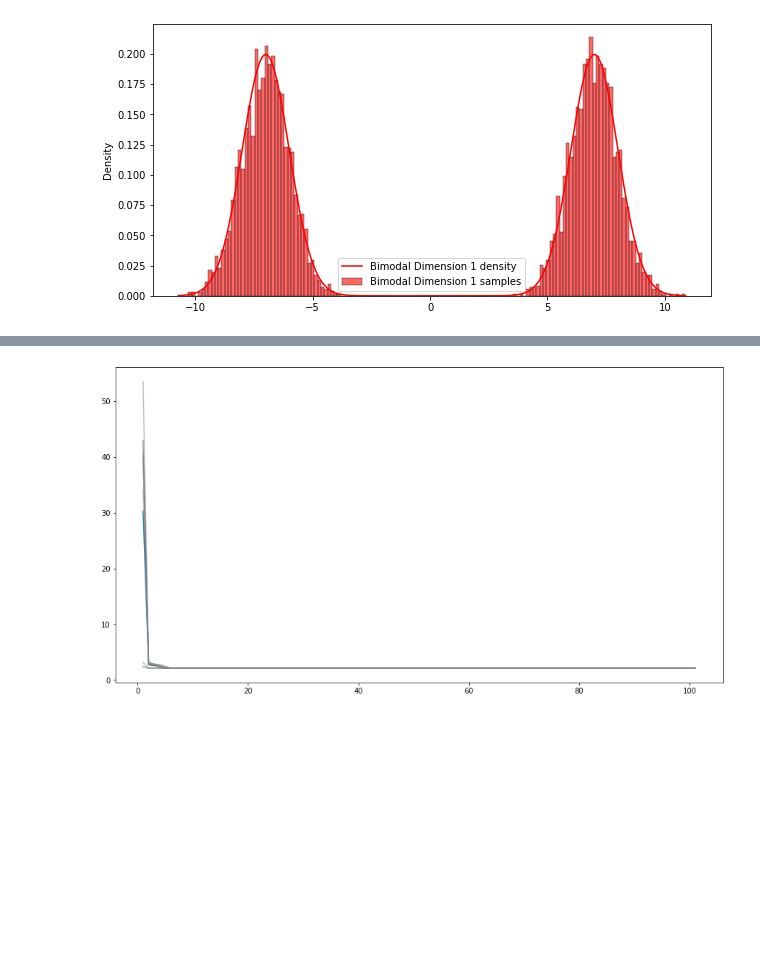
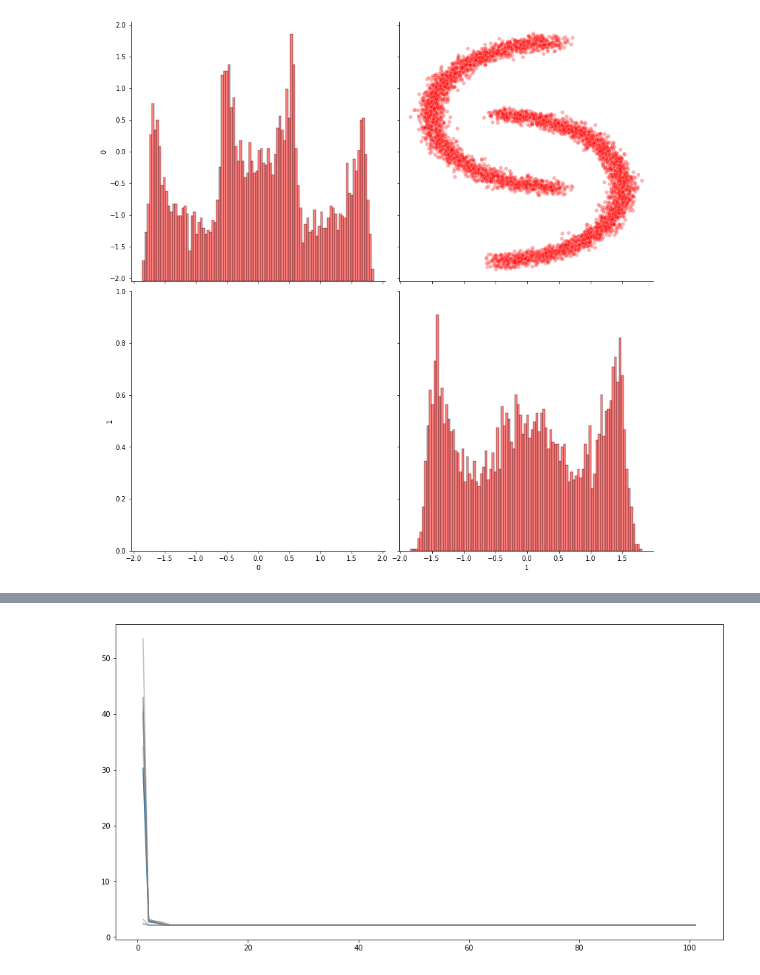
Before and after one commit to ElouanARGOUARCH/Discretely-Indexed-Flows, a Jupyter notebook: experiments/[DONE] DIF_DENSITY_ESTIMATOR.ipynb, the cells around one changed output, grey strips where cells are left out. Cells and saved outputs as stored; diff of their text form; code cells hidden in the pictures; blank space fills up the shorter version.

```diff
--- a/experiments/[DONE] DIF_DENSITY_ESTIMATOR.ipynb
+++ b/experiments/[DONE] DIF_DENSITY_ESTIMATOR.ipynb
@@ -13,8 +16,8 @@ import matplotlib.pyplot as plt
 # %%
-example = "Bimodal Dimension 1"
+example = "Moons"
 num_samples = 10000
 target = Target(example, num_samples)
 target.target_visual()
 p, target_log_density, target_samples = target.get_target()
 # %% [output]
-[figure, old version]
+[figure, new version]
```
Also changed, not shown: parts of 4 cells of this notebook, 5 other files.
